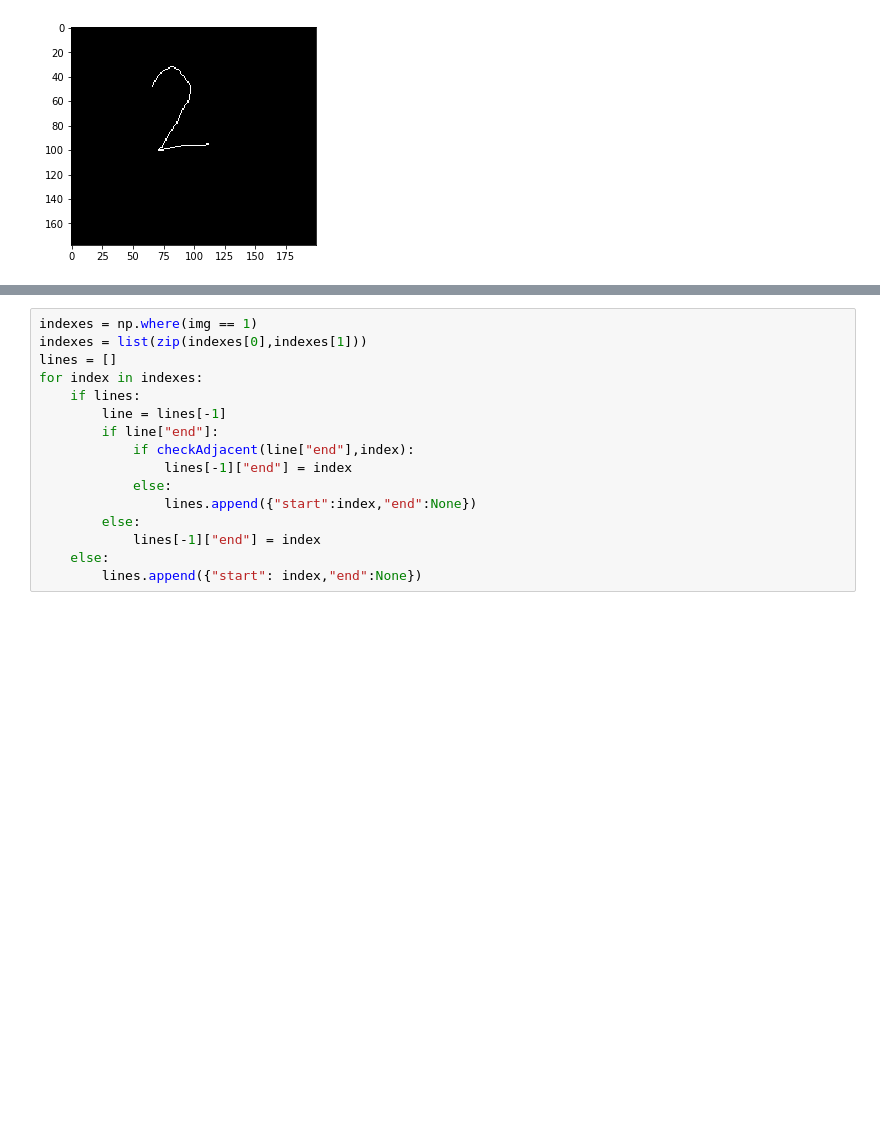
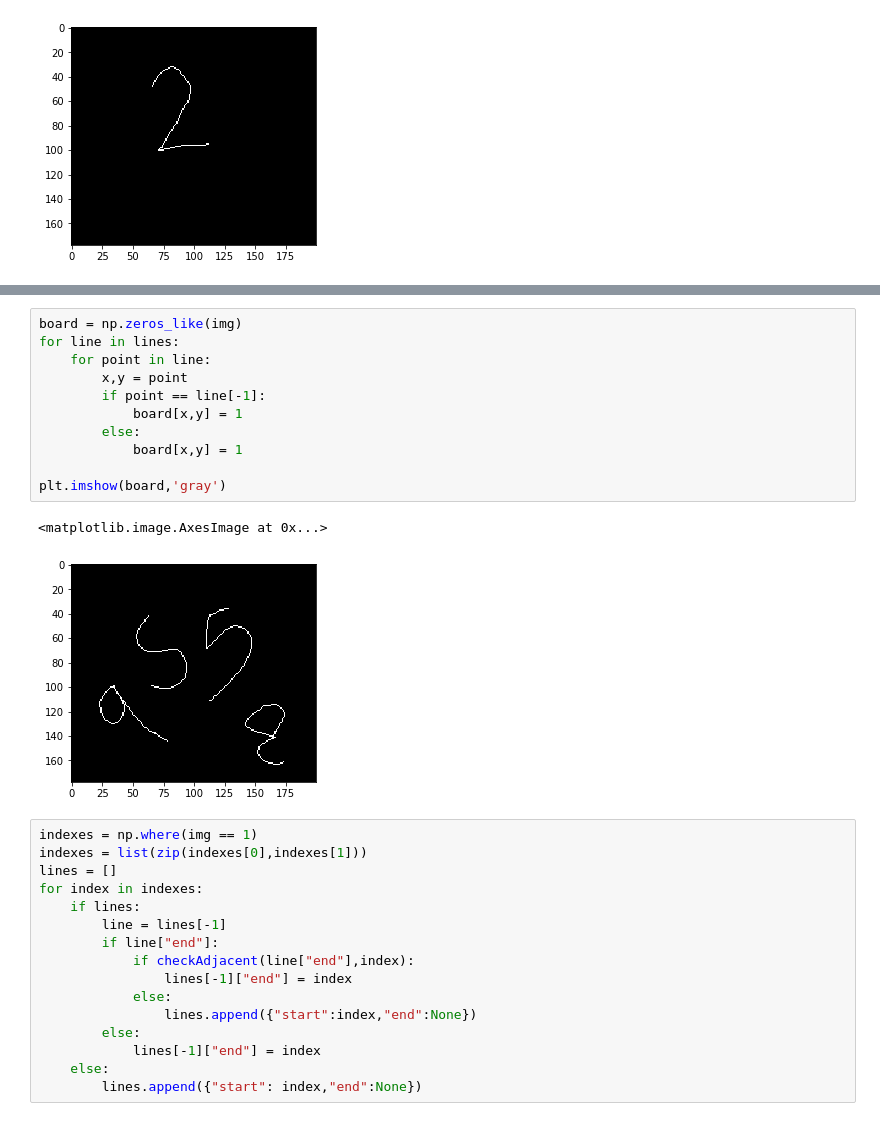
Before and after one commit to usamaimdadsian/pidrawing, a Jupyter notebook: practice.ipynb, the cells around one changed output, grey strips where cells are left out. Drawn from its saved outputs; the diff is of its cells as text; blank space fills up the shorter version.

```diff
--- a/practice.ipynb
+++ b/practice.ipynb
@@ -82,3 +88,17 @@ print(lines)
+# %%
+board = np.zeros_like(img)
+for line in lines:
+    for point in line:
+        x,y = point
+        if point == line[-1]:
+            board[x,y] = 1
+        else:
+            board[x,y] = 1
+
+plt.imshow(board,'gray')
+# %% [output]
+<matplotlib.image.AxesImage at 0x...>
+[figure, added]
 # %%
 indexes = np.where(img == 1)
 indexes = list(zip(indexes[0],indexes[1]))
```
Also changed, not shown: parts of 4 cells of this notebook, 3 other files.
